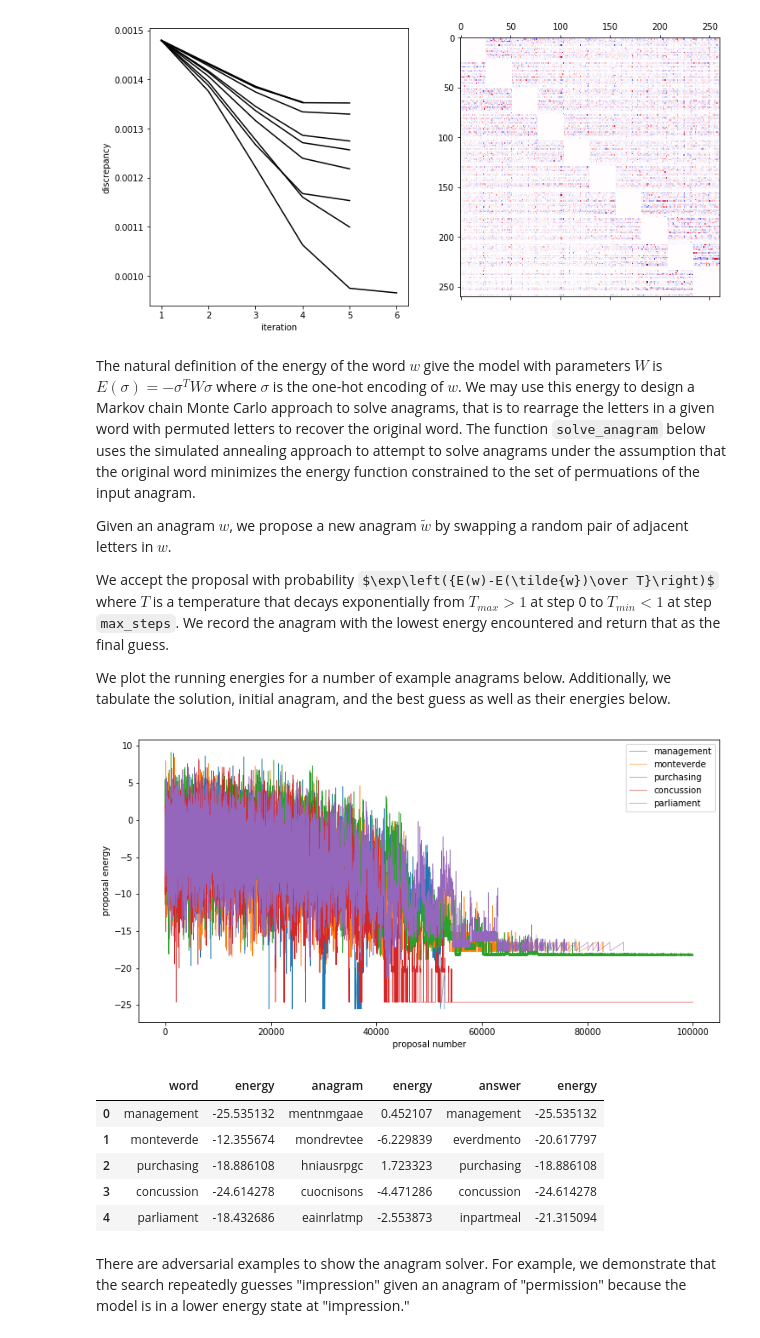
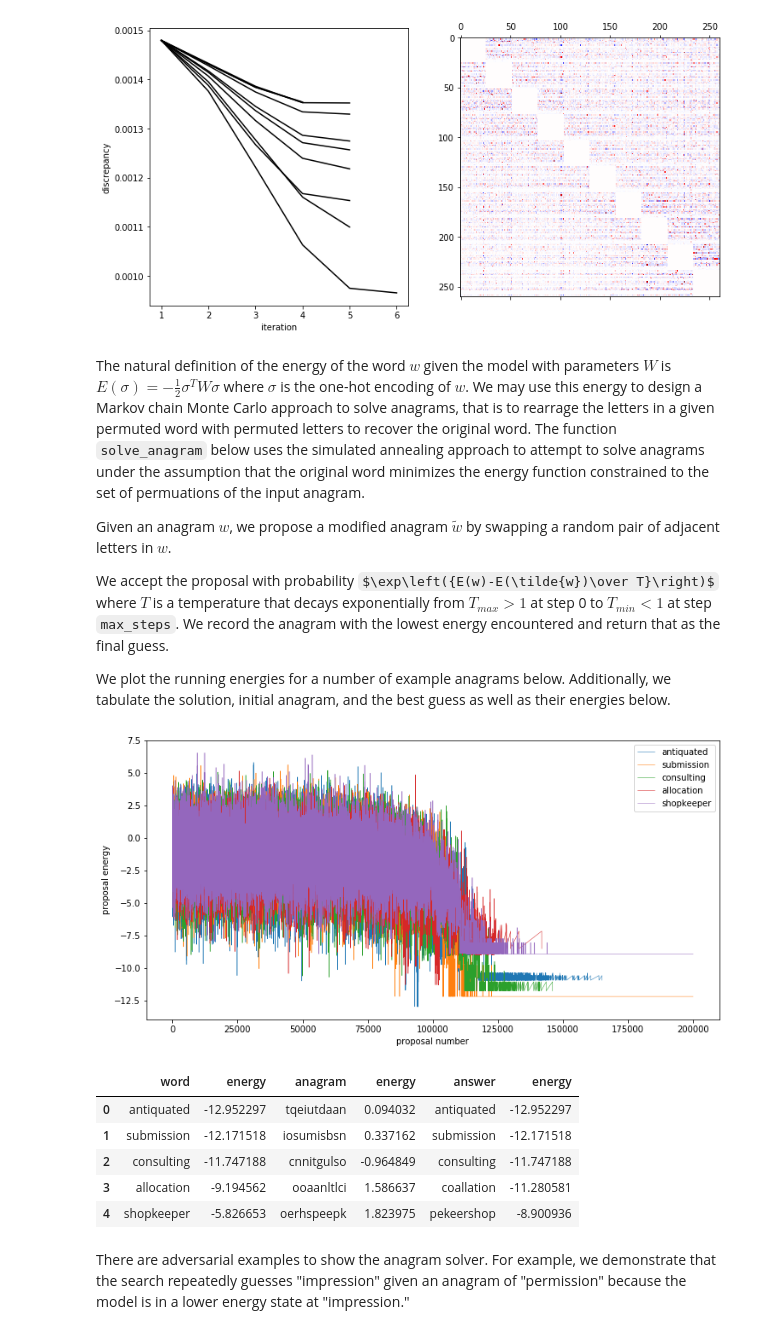
Before and after one commit to nihcompmed/fem, a Jupyter notebook: doc/notebooks/discrete/02_anagram_solver.ipynb, the cells around one changed output. Saved outputs shown, nothing was run; the diff lists cells and outputs as text; code cells hidden in the pictures; some formulas as TeX source.

```diff
--- a/doc/notebooks/discrete/02_anagram_solver.ipynb
+++ b/doc/notebooks/discrete/02_anagram_solver.ipynb
@@ -10,7 +10,7 @@ import matplotlib.pyplot as plt
 import numpy as np
 import pandas as pd
 import fem, os, time, pickle
-data_dir = '../../../../data/words'
+data_dir = '../../../data/words'
 print 'number of threads: %i' % (fem.fortran_module.fortran_module.num_threads(),)
 cache = True
 # %% [output]
@@ -61,15 +61,15 @@ plt.show()
 loaded cached model
 [figure]
 # %% [markdown]
-The natural definition of the energy of the word $w$ give the model with parameters $W$ is $E(\sigma)=-\sigma^TW\sigma$ where $\sigma$ is the one-hot encoding of $w$. We may use this energy to design a Markov chain Monte Carlo approach to solve anagrams, that is to rearrage the letters in a given word with permuted letters to recover the original word. The function `solve_anagram` below uses the simulated annealing approach to attempt to solve anagrams under the assumption that the original word minimizes the energy function constrained to the set of permuations of the input anagram.
+The natural definition of the energy of the word $w$ given the model with parameters $W$ is $E(\sigma)=-\frac12\sigma^TW\sigma$ where $\sigma$ is the one-hot encoding of $w$. We may use this energy to design a Markov chain Monte Carlo approach to solve anagrams, that is to rearrage the letters in a given permuted word with permuted letters to recover the original word. The function `solve_anagram` below uses the simulated annealing approach to attempt to solve anagrams under the assumption that the original word minimizes the energy function constrained to the set of permuations of the input anagram.
 
-Given an anagram $w$, we propose a new anagram $\tilde{w}$ by swapping a random pair of adjacent letters in $w$.
+Given an anagram $w$, we propose a modified anagram $\tilde{w}$ by swapping a random pair of adjacent letters in $w$.
 
 We accept the proposal with probability $\exp\left({E(w)-E(\tilde{w})\over T}\right)$ where $T$ is a temperature that decays exponentially from $T_{max}>1$ at step 0 to $T_{min}<1$ at step `max_steps`. We record the anagram with the lowest energy encountered and return that as the final guess.
 
 We plot the running energies for a number of example anagrams below. Additionally, we tabulate the solution, initial anagram, and the best guess as well as their energies below.
 # %%
-def solve_anagram(anagram, max_steps=int(1e5)):
+def solve_anagram(anagram, max_steps=int(2e5)):
 
     def propose(anagram, pairs):
         """Propose a new anagram by swapping adjacent letters"""
@@ -84,7 +84,7 @@ def solve_anagram(anagram, max_steps=int(1e5)):
         p = np.exp((anagram_energy - proposal_energy) / t)
         return np.random.uniform() < p
 
-    def temperature(step, max_steps, t_min=1e-1, t_max=1e1):
+    def temperature(step, max_steps, t_min=1e-2, t_max=1e2):
         """Return temperature given progress to max_steps"""
         return t_max * np.exp(step / float(max_steps) * np.log(t_min / t_max))
 
@@ -112,40 +112,40 @@ def solve_anagram(anagram, max_steps=int(1e5)):
 
             # record buest guess
             if anagram_energy < answer[1]:
                 answer = [anagram, anagram_energy]
 
     energy_history = np.array(energy_history).T
     return answer, energy_history
 
 tab, e = [], []
 # for a random selection of words
 for word in np.random.choice(words, size=5, replace=False):
     # make an anagram by permuting the letters in the word
     anagram = ''.join(np.random.permutation(list(word)))
     # solve the anagram with a simulated annealing approach
     answer, energy_history = solve_anagram(anagram)
     tab.append([word, model.energy(word), anagram, model.energy(anagram), answer[0], answer[1]])
     e.append(energy_history)
 
 fig = plt.figure(figsize=(12,6))
 ax = plt.gca()
 for i, ei in enumerate(e):
     ax.plot(*ei, lw=0.5, label=tab[i][0])
 ax.set_xlabel('proposal number')
 ax.set_ylabel('proposal energy')
 plt.legend()
 plt.show()
 
 tab = pd.DataFrame(data=tab, columns=['word', 'energy', 'anagram', 'energy', 'answer', 'energy'])
 tab
 # %% [output]
-[figure, old version]
+[figure, new version]
 |  | word | energy | anagram | energy | answer | energy |
-| 0 | management | -25.535132 | mentnmgaae | 0.452107 | management | -25.535132 |
-| 1 | monteverde | -12.355674 | mondrevtee | -6.229839 | everdmento | -20.617797 |
-| 2 | purchasing | -18.886108 | hniausrpgc | 1.723323 | purchasing | -18.886108 |
-| 3 | concussion | -24.614278 | cuocnisons | -4.471286 | concussion | -24.614278 |
-| 4 | parliament | -18.432686 | eainrlatmp | -2.553873 | inpartmeal | -21.315094 |
+| 0 | antiquated | -12.952297 | tqeiutdaan | 0.094032 | antiquated | -12.952297 |
+| 1 | submission | -12.171518 | iosumisbsn | 0.337162 | submission | -12.171518 |
+| 2 | consulting | -11.747188 | cnnitgulso | -0.964849 | consulting | -11.747188 |
+| 3 | allocation | -9.194562 | ooaanltlci | 1.586637 | coallation | -11.280581 |
+| 4 | shopkeeper | -5.826653 | oerhspeepk | 1.823975 | pekeershop | -8.900936 |
 # %% [markdown]
 There are adversarial examples to show the anagram solver. For example, we demonstrate that the search repeatedly guesses "impression" given an anagram of "permission" because the model is in a lower energy state at "impression."
 # %%
```
Also changed, not shown: parts of 2 cells of this notebook, 25 other files.
